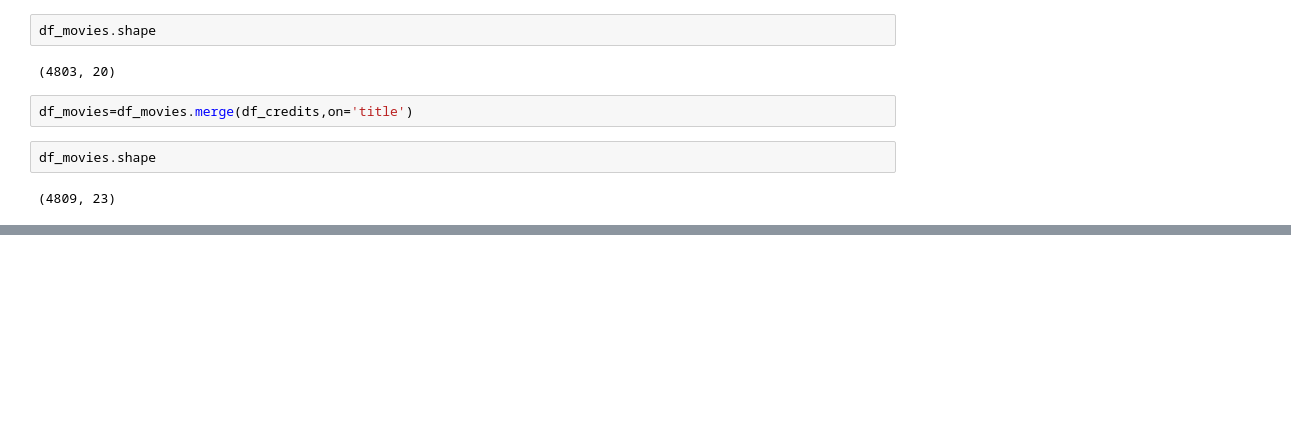
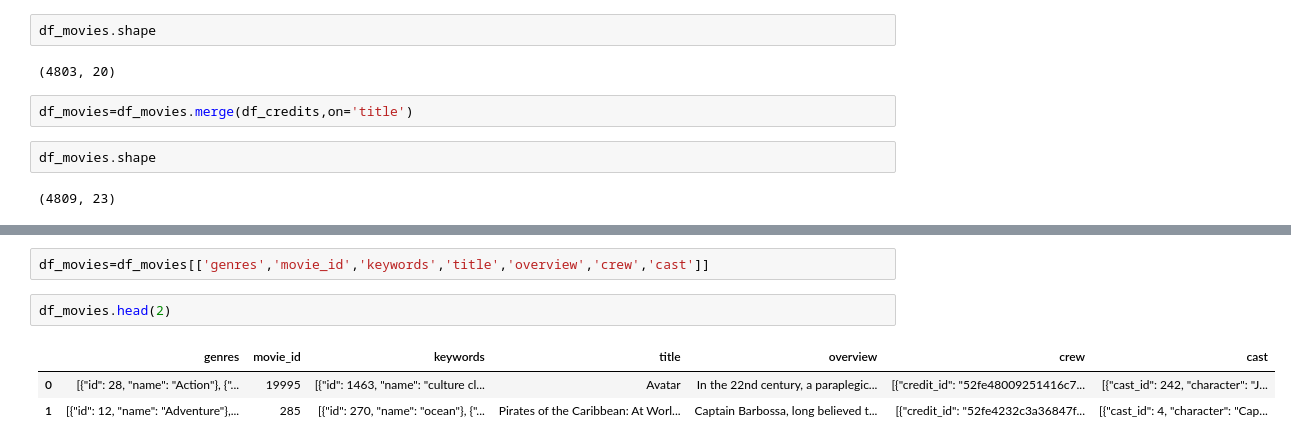
Before and after one commit to prashantjinwal/Data_Analysis, a Jupyter notebook: ML/ML_projects/expo.ipynb, the cells around one changed output, grey strips where cells are left out. Drawn from its saved outputs; the diff is of its cells as text; blank space fills up the shorter version.

```diff
--- a/ML/ML_projects/expo.ipynb
+++ b/ML/ML_projects/expo.ipynb
@@ -60,0 +98,8 @@ df_movies.shape
+# %%
+df_movies=df_movies[['genres','movie_id','keywords','title','overview','crew','cast']]
+# %%
+df_movies.head(2)
+# %% [output]
+|  | genres | movie_id | keywords | title | overview | crew | cast |
+| 0 | [{"id": 28, "name": "Action"}, {"... | 19995 | [{"id": 1463, "name": "culture cl... | Avatar | In the 22nd century, a paraplegic... | [{"credit_id": "52fe48009251416c7... | [{"cast_id": 242, "character": "J... |
+| 1 | [{"id": 12, "name": "Adventure"},... | 285 | [{"id": 270, "name": "ocean"}, {"... | Pirates of the Caribbean: At Worl... | Captain Barbossa, long believed t... | [{"credit_id": "52fe4232c3a36847f... | [{"cast_id": 4, "character": "Cap... |
```
Also changed, not shown: parts of 22 cells of this notebook.
